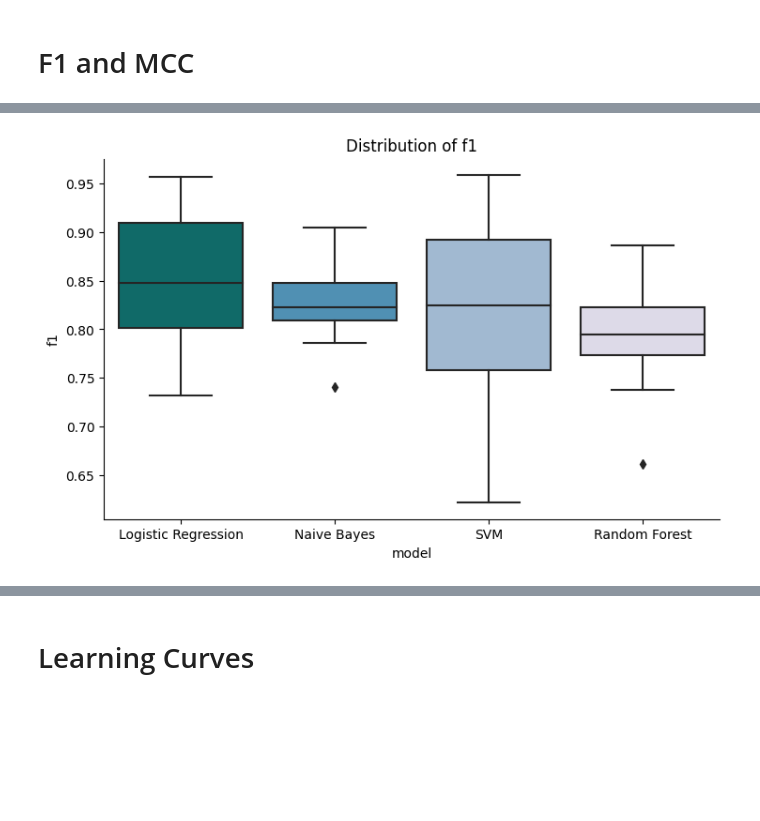
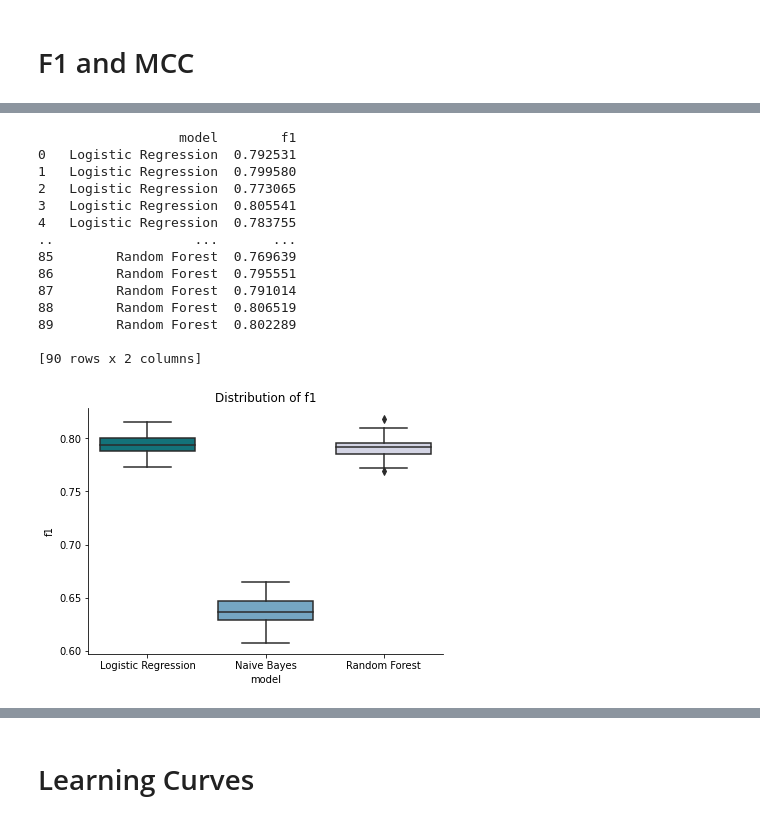
Before and after one commit to OskarKrafft/Machine-Learning-Project, a Jupyter notebook: notebooks/04_Model_Comparison.ipynb, the cells around one changed output, grey strips where cells are left out. Saved outputs shown, nothing was run; the diff lists cells and outputs as text; code cells hidden in the pictures; blank space fills up the shorter version.

```diff
--- a/notebooks/04_Model_Comparison.ipynb
+++ b/notebooks/04_Model_Comparison.ipynb
@@ -196,10 +115,0 @@ rs = RandomState(MT19937(SeedSequence(3612934)))
-# %%
-# create dummy dataframe
-np.random.seed(0) ;
-f1 = np.random.normal(0.8, 0.07, 40)
-mcc = np.random.normal(0.8, 0.07, 40)
-
-m= np.array([['a', 'b', 'c', 'd']])
-model = np.repeat(m, 10)
-
-model_data = pd.DataFrame({'model': model, 'f1': f1, 'mcc': mcc})
@@ -205,0 +165,6 @@ model_data = pd.DataFrame({'model': model, 'f1': f1, 'mcc': mcc})
+# %%
+model = np.repeat(names, 30)
+
+model_results = np.concatenate(results).ravel()
+
+model_results
@@ -206,9 +190,31 @@ model_data = pd.DataFrame({'model': model, 'f1': f1, 'mcc': mcc})
+# %%
+# set seed
+import numpy as np
+
+model_data = pd.DataFrame({'model': model, 'f1': model_results})
+
+print(model_data)
+# %% [output]
+                  model        f1
+0   Logistic Regression  0.792531
+1   Logistic Regression  0.799580
+2   Logistic Regression  0.773065
+3   Logistic Regression  0.805541
+4   Logistic Regression  0.783755
+..                  ...       ...
+85        Random Forest  0.769639
+86        Random Forest  0.795551
+87        Random Forest  0.791014
+88        Random Forest  0.806519
+89        Random Forest  0.802289
+
+[90 rows x 2 columns]
 # %%
-# f1 boxplot per model
+import seaborn as sns
 
-catplot = sns.catplot(data=model_data, x="model", y="f1", kind="box", palette='PuBuGn_r')
-catplot.set(xticklabels=["Logistic Regression", "Naive Bayes", "SVM", "Random Forest"])
-catplot.set(title='Distribution of f1')
-catplot.fig.set_size_inches(8 ,4.5)
+f1 = sns.catplot(data=model_data, x="model", y="f1", kind="box", palette='PuBuGn_r')
+f1.set(xticklabels=["Logistic Regression", "Naive Bayes", "Random Forest"])
+f1.set(title='Distribution of f1')
+f1.fig.set_size_inches(6,4)
 # %% [output]
-[figure, old version]
+[figure, new version]
```
Also changed, not shown: parts of 26 cells of this notebook.
